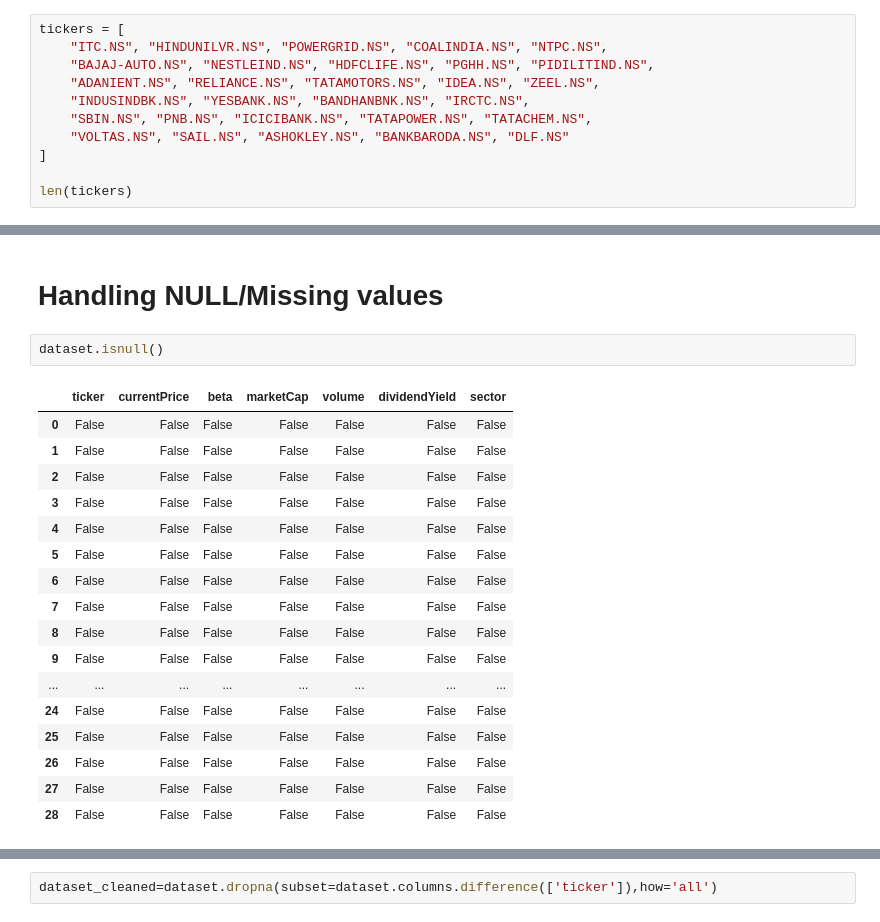
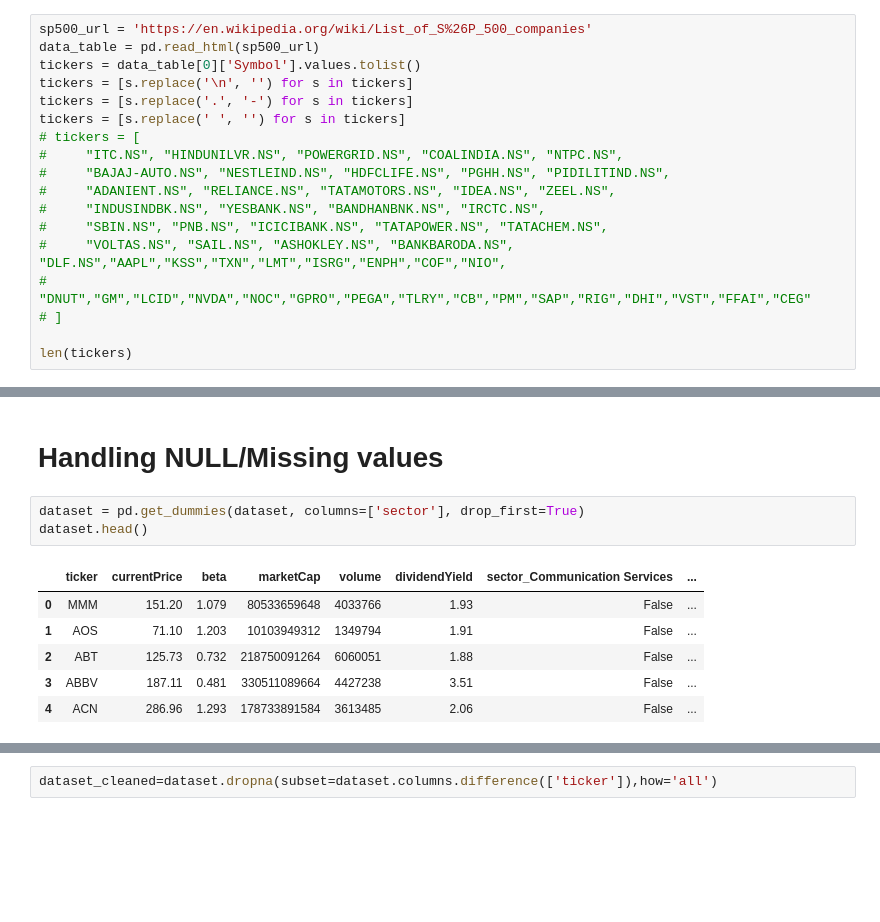
Before and after one commit to ypavanr/AI-stock-suggestion, a Jupyter notebook: stock_research.ipynb, the cells around one changed output, grey strips where cells are left out. Saved outputs shown, nothing was run; the diff lists cells and outputs as text; blank space fills up the shorter version.

```diff
--- a/stock_research.ipynb
+++ b/stock_research.ipynb
@@ -15,14 +20,21 @@ test.info.get('currentPrice')
 # %% [markdown]
 # Ticker List
 # %%
-tickers = [
-    "ITC.NS", "HINDUNILVR.NS", "POWERGRID.NS", "COALINDIA.NS", "NTPC.NS",
-    "BAJAJ-AUTO.NS", "NESTLEIND.NS", "HDFCLIFE.NS", "PGHH.NS", "PIDILITIND.NS",
-    "ADANIENT.NS", "RELIANCE.NS", "TATAMOTORS.NS", "IDEA.NS", "ZEEL.NS",
-    "INDUSINDBK.NS", "YESBANK.NS", "BANDHANBNK.NS", "IRCTC.NS",
-    "SBIN.NS", "PNB.NS", "ICICIBANK.NS", "TATAPOWER.NS", "TATACHEM.NS",
-    "VOLTAS.NS", "SAIL.NS", "ASHOKLEY.NS", "BANKBARODA.NS", "DLF.NS"
-]
+sp500_url = 'https://en.wikipedia.org/wiki/List_of_S%26P_500_companies'
+data_table = pd.read_html(sp500_url)
+tickers = data_table[0]['Symbol'].values.tolist()
+tickers = [s.replace('\n', '') for s in tickers]
+tickers = [s.replace('.', '-') for s in tickers]
+tickers = [s.replace(' ', '') for s in tickers]
+# tickers = [
+#     "ITC.NS", "HINDUNILVR.NS", "POWERGRID.NS", "COALINDIA.NS", "NTPC.NS",
+#     "BAJAJ-AUTO.NS", "NESTLEIND.NS", "HDFCLIFE.NS", "PGHH.NS", "PIDILITIND.NS",
+#     "ADANIENT.NS", "RELIANCE.NS", "TATAMOTORS.NS", "IDEA.NS", "ZEEL.NS",
+#     "INDUSINDBK.NS", "YESBANK.NS", "BANDHANBNK.NS", "IRCTC.NS",
+#     "SBIN.NS", "PNB.NS", "ICICIBANK.NS", "TATAPOWER.NS", "TATACHEM.NS",
+#     "VOLTAS.NS", "SAIL.NS", "ASHOKLEY.NS", "BANKBARODA.NS", "DLF.NS","AAPL","KSS","TXN","LMT","ISRG","ENPH","COF","NIO",
+#     "DNUT","GM","LCID","NVDA","NOC","GPRO","PEGA","TLRY","CB","PM","SAP","RIG","DHI","VST","FFAI","CEG"
+# ]
 
 len(tickers)
 # %% [output]
@@ -70,22 +81,12 @@ max    13194.000000   1.433000  2.055780e+13  3.415593e+08       8.060000
 # %% [markdown]
 # Handling NULL/Missing values
 # %%
-dataset.isnull()
+dataset = pd.get_dummies(dataset, columns=['sector'], drop_first=True)
+dataset.head()
 # %% [output]
-|  | ticker | currentPrice | beta | marketCap | volume | dividendYield | sector |
-| 0 | False | False | False | False | False | False | False |
-| 1 | False | False | False | False | False | False | False |
-| 2 | False | False | False | False | False | False | False |
-| 3 | False | False | False | False | False | False | False |
-| 4 | False | False | False | False | False | False | False |
-| 5 | False | False | False | False | False | False | False |
-| 6 | False | False | False | False | False | False | False |
-| 7 | False | False | False | False | False | False | False |
-| 8 | False | False | False | False | False | False | False |
-| 9 | False | False | False | False | False | False | False |
-| ... | ... | ... | ... | ... | ... | ... | ... |
-| 24 | False | False | False | False | False | False | False |
-| 25 | False | False | False | False | False | False | False |
-| 26 | False | False | False | False | False | False | False |
-| 27 | False | False | False | False | False | False | False |
-| 28 | False | False | False | False | False | False | False |
+|  | ticker | currentPrice | beta | marketCap | volume | dividendYield | sector_Communication Services | ... |
+| 0 | MMM | 151.20 | 1.079 | 80533659648 | 4033766 | 1.93 | False | ... |
+| 1 | AOS | 71.10 | 1.203 | 10103949312 | 1349794 | 1.91 | False | ... |
+| 2 | ABT | 125.73 | 0.732 | 218750091264 | 6060051 | 1.88 | False | ... |
+| 3 | ABBV | 187.11 | 0.481 | 330511089664 | 4427238 | 3.51 | False | ... |
+| 4 | ACN | 286.96 | 1.293 | 178733891584 | 3613485 | 2.06 | False | ... |
```
Also changed, not shown: parts of 33 cells of this notebook, 1 other file.
